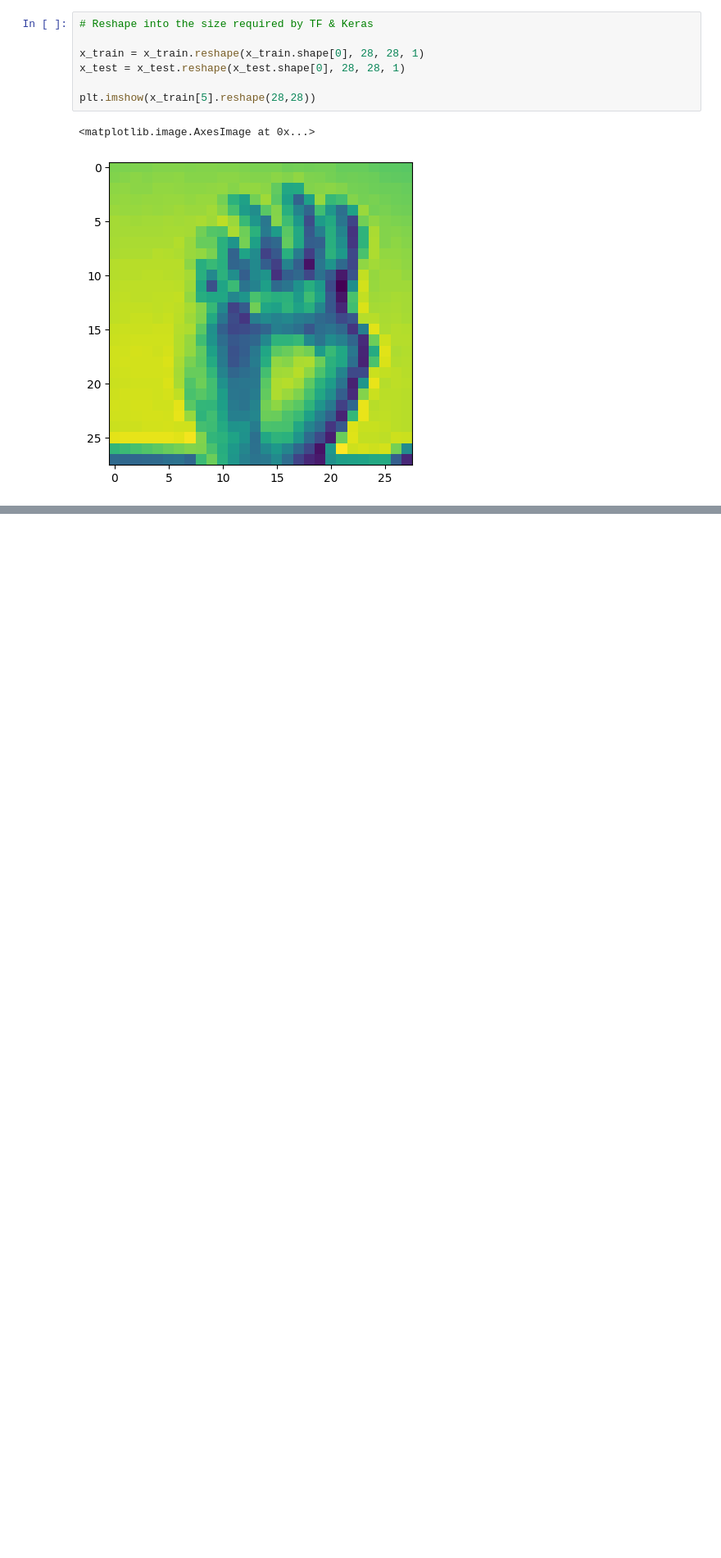
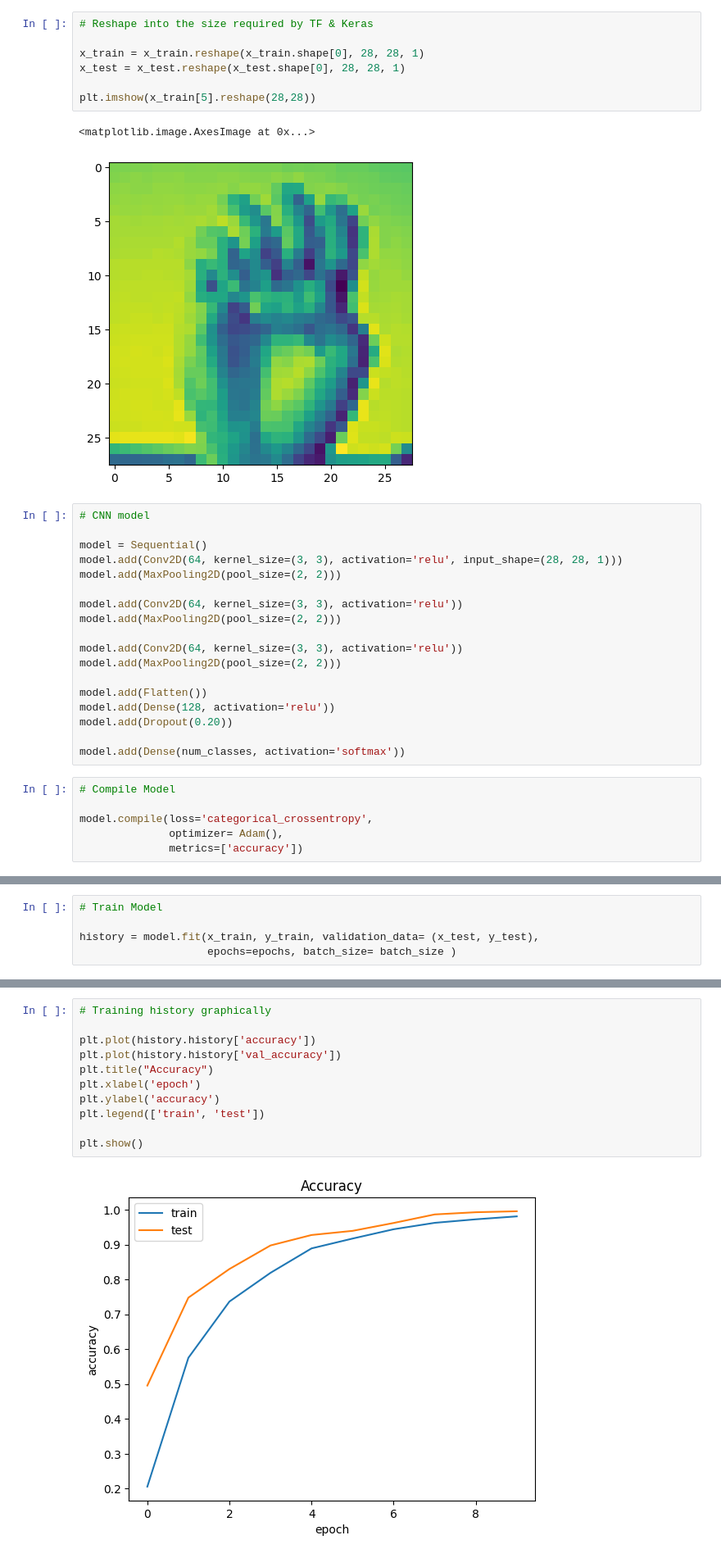
Before and after one commit to salarMokhtariL/American-Sign-Language-MNIST-Gesture-Recognition-CNN, a Jupyter notebook: American_Sign_Language_MNIST_&_Gesture_Recongition_CNN.ipynb, the cells around one changed output, grey strips where cells are left out. Shown: that part at 82% size. Drawn from its saved outputs; the diff is of its cells as text; blank space fills up the shorter version.

```diff
--- a/American_Sign_Language_MNIST_&_Gesture_Recongition_CNN.ipynb
+++ b/American_Sign_Language_MNIST_&_Gesture_Recongition_CNN.ipynb
@@ -151,3 +151,27 @@ plt.imshow(x_train[5].reshape(28,28))
 # %% [output]
 <matplotlib.image.AxesImage at 0x...>
 [figure]
+# %%
+# CNN model
+
+model = Sequential()
+model.add(Conv2D(64, kernel_size=(3, 3), activation='relu', input_shape=(28, 28, 1)))
+model.add(MaxPooling2D(pool_size=(2, 2)))
+
+model.add(Conv2D(64, kernel_size=(3, 3), activation='relu'))
+model.add(MaxPooling2D(pool_size=(2, 2)))
+
+model.add(Conv2D(64, kernel_size=(3, 3), activation='relu'))
+model.add(MaxPooling2D(pool_size=(2, 2)))
+
+model.add(Flatten())
+model.add(Dense(128, activation='relu'))
+model.add(Dropout(0.20))
+
+model.add(Dense(num_classes, activation='softmax'))
+# %%
+# Compile Model
+
+model.compile(loss='categorical_crossentropy',
+              optimizer= Adam(),
+              metrics=['accuracy'])
@@ -153,0 +198,5 @@ plt.imshow(x_train[5].reshape(28,28))
+# %%
+# Train Model
+
+history = model.fit(x_train, y_train, validation_data= (x_test, y_test),
+                    epochs=epochs, batch_size= batch_size )
@@ -153,0 +231,13 @@ plt.imshow(x_train[5].reshape(28,28))
+# %%
+# Training history graphically
+
+plt.plot(history.history['accuracy'])
+plt.plot(history.history['val_accuracy'])
+plt.title("Accuracy")
+plt.xlabel('epoch')
+plt.ylabel('accuracy')
+plt.legend(['train', 'test'])
+
+plt.show()
+# %% [output]
+[figure, added]
```
Also changed, not shown: parts of 6 cells of this notebook.
